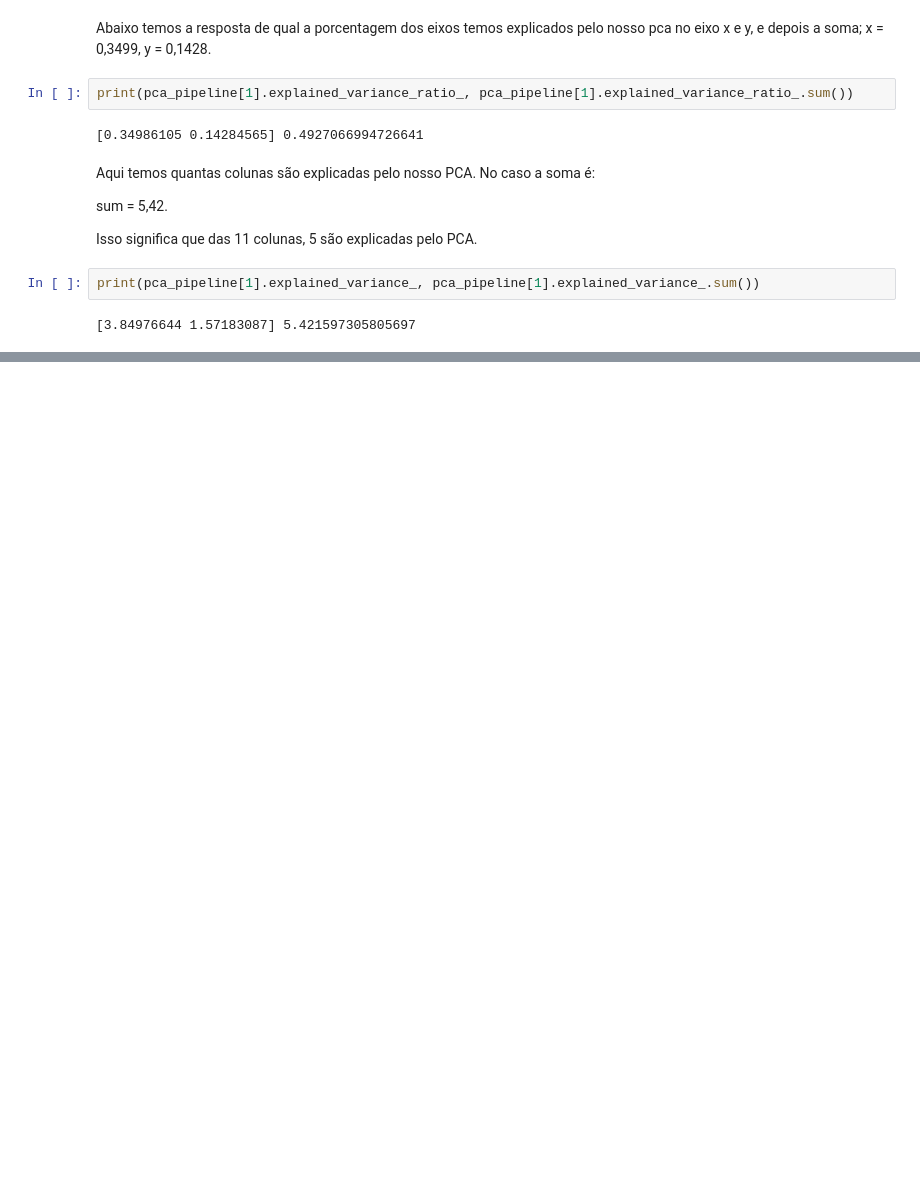
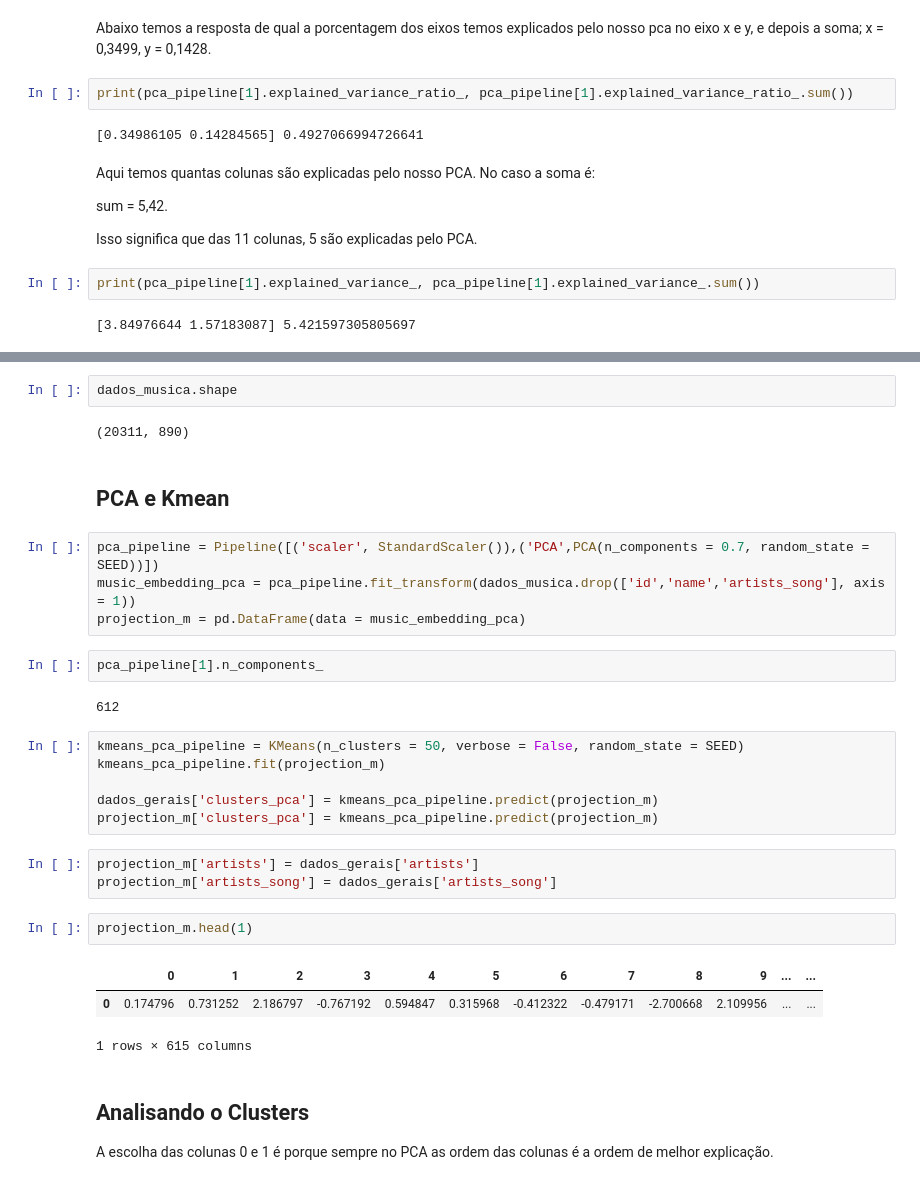
Before and after one commit to KaueAbbe/Projeto-Estude_Python, a Jupyter notebook: Estude Machine Learning/Clustering/K_means_Recomendador.ipynb, the cells around one changed output, grey strips where cells are left out. Saved outputs shown, nothing was run; the diff lists cells and outputs as text; blank space fills up the shorter version.

```diff
--- a/Estude Machine Learning/Clustering/K_means_Recomendador.ipynb
+++ b/Estude Machine Learning/Clustering/K_means_Recomendador.ipynb
@@ -409,0 +497,33 @@ print(pca_pipeline[1].explained_variance_, pca_pipeline[1].explained_variance_.s
+# %%
+dados_musica.shape
+# %% [output]
+(20311, 890)
+# %% [markdown]
+## PCA e Kmean
+# %%
+pca_pipeline = Pipeline([('scaler', StandardScaler()),('PCA',PCA(n_components = 0.7, random_state = SEED))])
+music_embedding_pca = pca_pipeline.fit_transform(dados_musica.drop(['id','name','artists_song'], axis = 1))
+projection_m = pd.DataFrame(data = music_embedding_pca)
+# %%
+pca_pipeline[1].n_components_
+# %% [output]
+612
+# %%
+kmeans_pca_pipeline = KMeans(n_clusters = 50, verbose = False, random_state = SEED)
+kmeans_pca_pipeline.fit(projection_m)
+
+dados_gerais['clusters_pca'] = kmeans_pca_pipeline.predict(projection_m)
+projection_m['clusters_pca'] = kmeans_pca_pipeline.predict(projection_m)
+# %%
+projection_m['artists'] = dados_gerais['artists']
+projection_m['artists_song'] = dados_gerais['artists_song']
+# %%
+projection_m.head(1)
+# %% [output]
+|  | 0 | 1 | 2 | 3 | 4 | 5 | 6 | 7 | 8 | 9 | ... | ... |
+| 0 | 0.174796 | 0.731252 | 2.186797 | -0.767192 | 0.594847 | 0.315968 | -0.412322 | -0.479171 | -2.700668 | 2.109956 | ... | ... |
+1 rows × 615 columns
+# %% [markdown]
+## Analisando o Clusters
+
+A escolha das colunas 0 e 1 é porque sempre no PCA as ordem das colunas é a ordem de melhor explicação.
```
Also changed, not shown: parts of 19 cells of this notebook.
